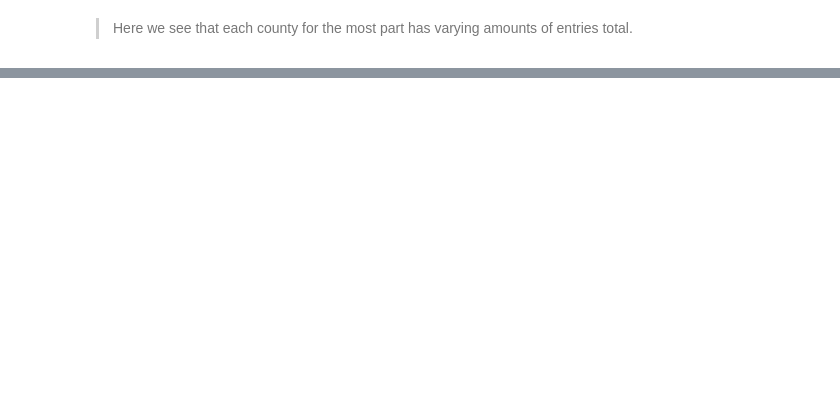
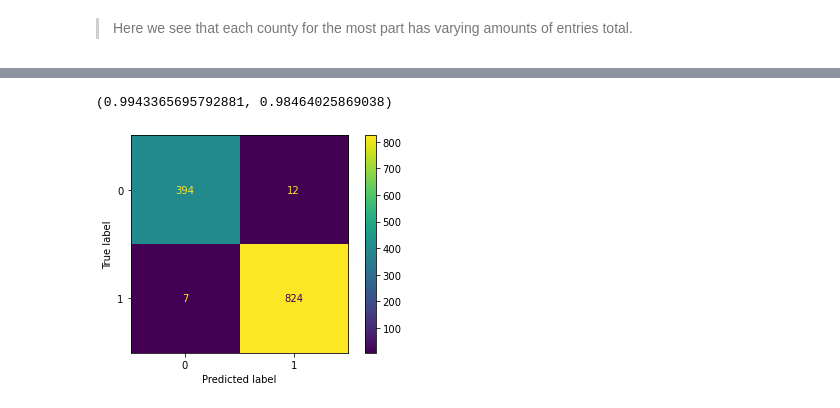
Before and after one commit to jpetersen626/Nielsen_Interview_CS, a Jupyter notebook: Nielsen Case Study.ipynb, the cells around one changed output, grey strips where cells are left out. Cells and saved outputs as stored; diff of their text form; code cells hidden in the pictures; blank space fills up the shorter version.

```diff
--- a/Nielsen Case Study.ipynb
+++ b/Nielsen Case Study.ipynb
@@ -86,0 +271,7 @@ Name: county name, Length: 662, dtype: int64
+# %%
+X = data.drop(columns='county_population_increased_2015_2016')
+y = data['county_population_increased_2015_2016']
+
+y = y.astype(int)
+
+X_train, X_test, y_train, y_test = train_test_split(X, y, stratify=y, random_state=42)
@@ -86,0 +290,11 @@ Name: county name, Length: 662, dtype: int64
+# %%
+ct1 = make_column_transformer(
+    (OneHotEncoder(handle_unknown='ignore'), make_column_selector(dtype_include=object)),
+    remainder='passthrough', verbose_feature_names_out=False
+)
+# %%
+pipe1 = make_pipeline(
+    ct1,
+    StandardScaler(with_mean=False),
+    LogisticRegression(max_iter=10_000)
+)
@@ -86,0 +312,9 @@ Name: county name, Length: 662, dtype: int64
+# %%
+pipe1.fit(X_train, y_train)
+pipe1.score(X_train, y_train), pipe1.score(X_test, y_test)
+# %% [output]
+(0.9943365695792881, 0.98464025869038)
+# %%
+ConfusionMatrixDisplay.from_estimator(pipe1, X_test, y_test);
+# %% [output]
+[figure, added]
```
Also changed, not shown: parts of 51 cells of this notebook, 1 other file.
